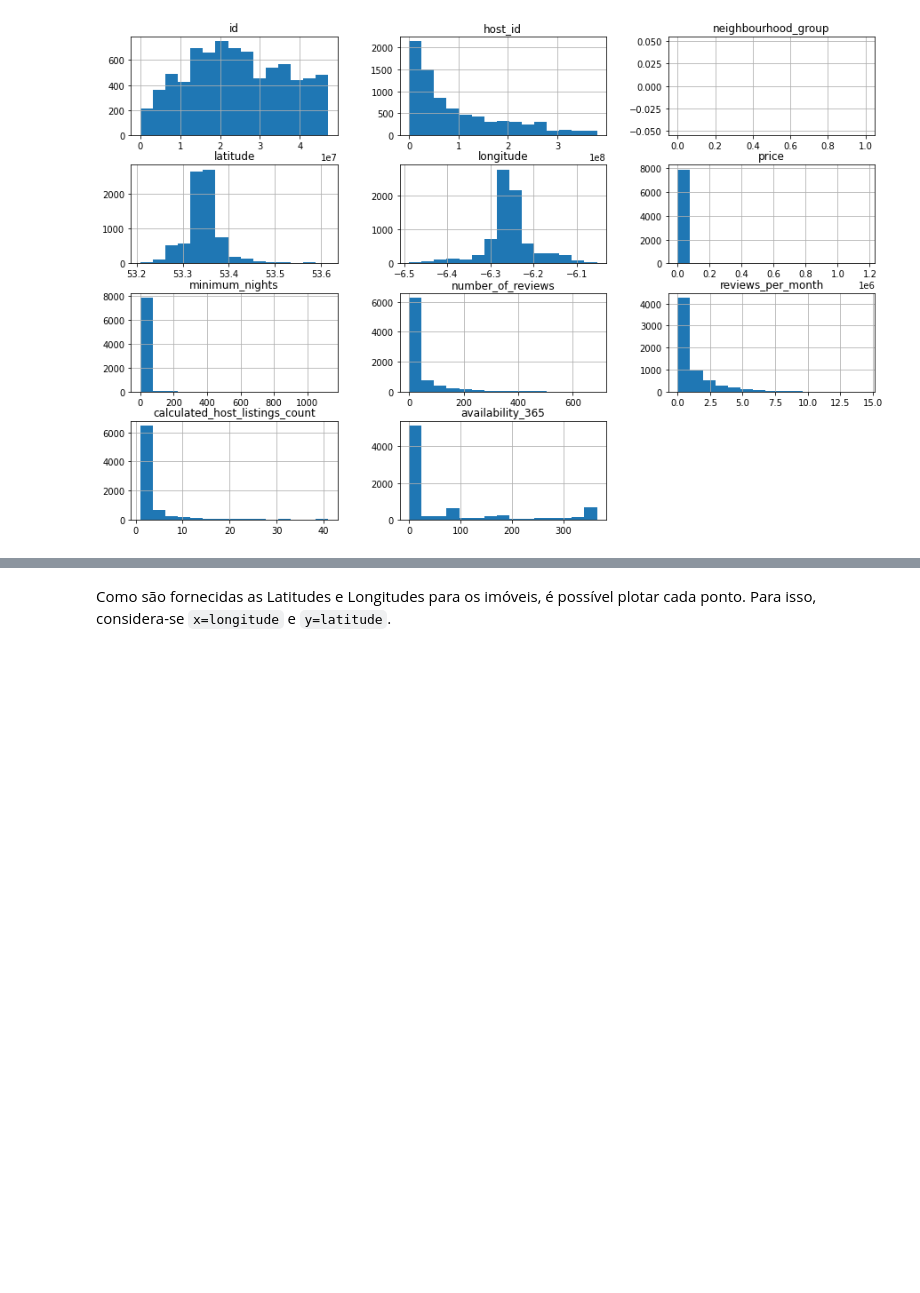
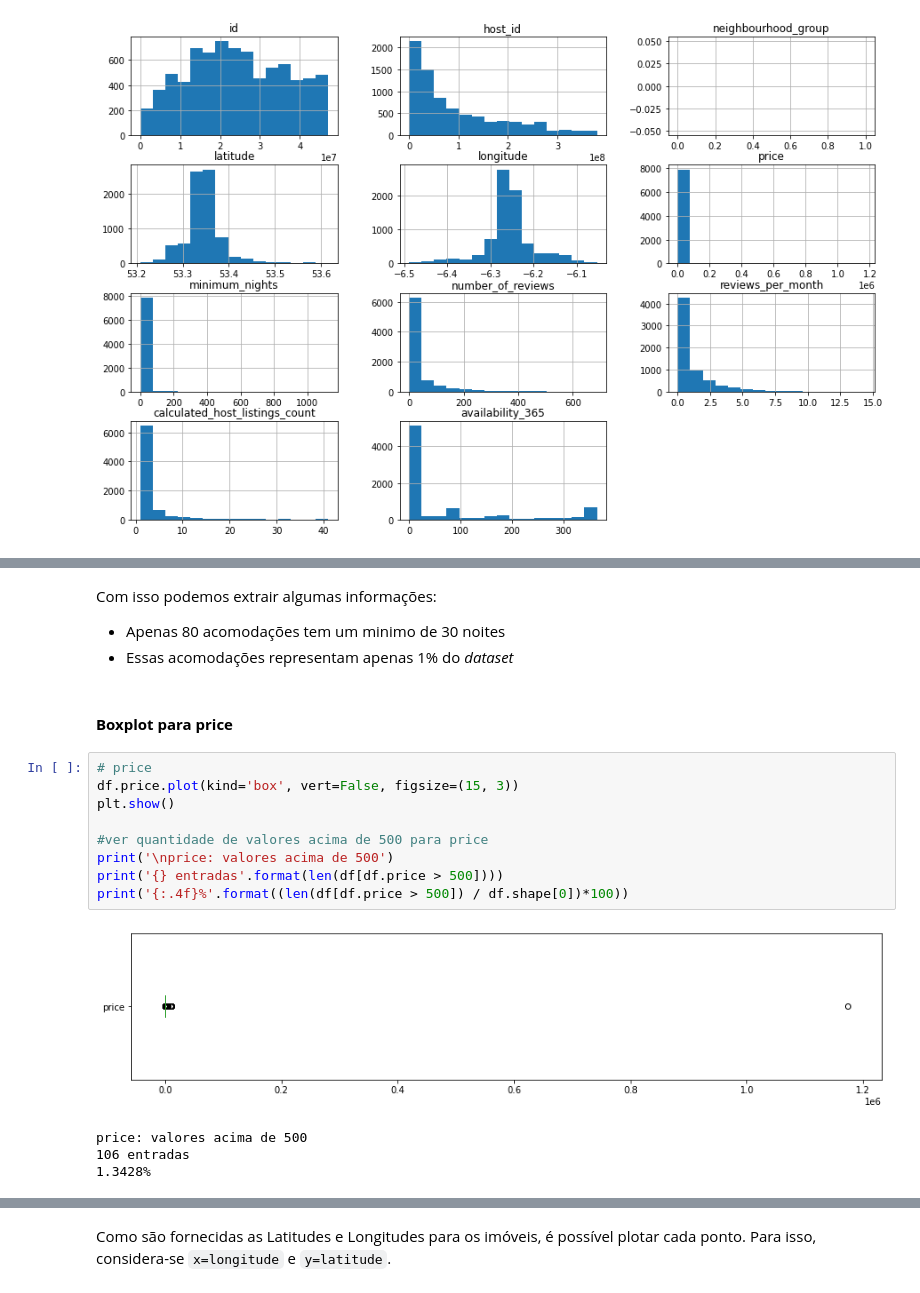
Before and after one commit to JoaoGustavo29/Portfolio_DataScience, a Jupyter notebook: Análise_dos_Dados_do_Airbnb_Dublin.ipynb, the cells around one changed output, grey strips where cells are left out. Cells and saved outputs as stored; diff of their text form; blank space fills up the shorter version.

```diff
--- a/Análise_dos_Dados_do_Airbnb_Dublin.ipynb
+++ b/Análise_dos_Dados_do_Airbnb_Dublin.ipynb
@@ -142,0 +190,21 @@ df.hist(bins=15, figsize=(15,10));
+# %% [markdown]
+Com isso podemos extrair algumas informações:
+
+* Apenas 80 acomodações tem um minimo de 30 noites
+* Essas acomodações representam apenas 1% do *dataset*
+# %% [markdown]
+#### **Boxplot para price**
+# %%
+# price
+df.price.plot(kind='box', vert=False, figsize=(15, 3))
+plt.show()
+
+#ver quantidade de valores acima de 500 para price
+print('\nprice: valores acima de 500')
+print('{} entradas'.format(len(df[df.price > 500])))
+print('{:.4f}%'.format((len(df[df.price > 500]) / df.shape[0])*100))
+# %% [output]
+[figure, added]
+price: valores acima de 500
+106 entradas
+1.3428%
```
Also changed, not shown: parts of 32 cells of this notebook.
